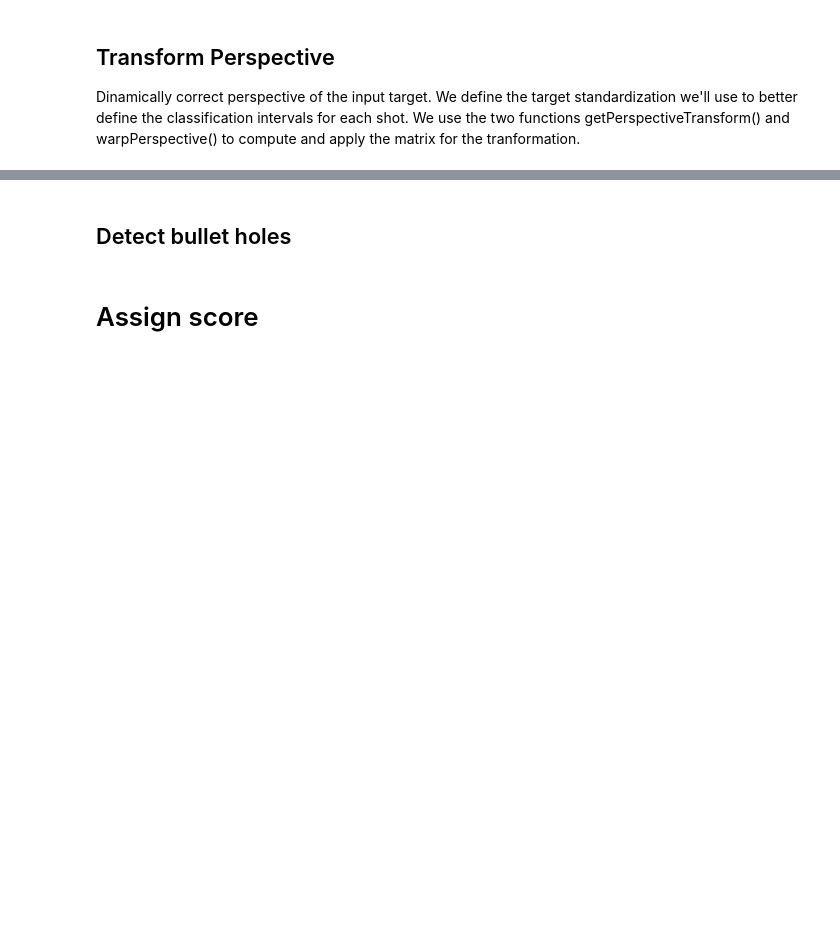
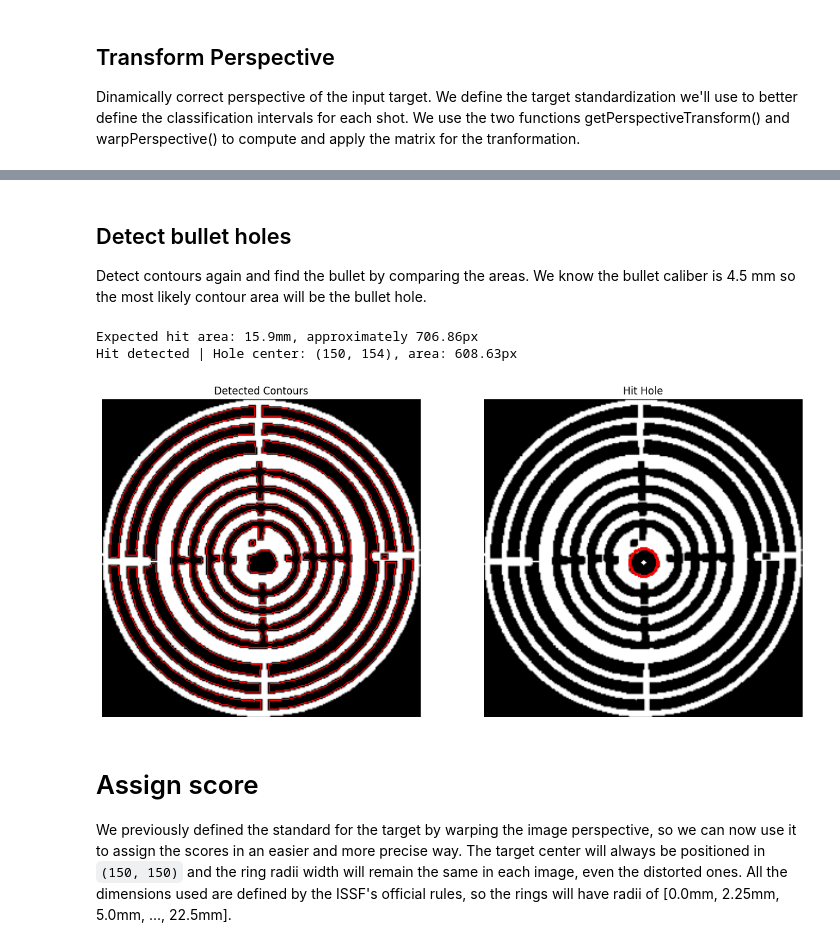
Before and after one commit to Allelallecialle/Aimlytics, a Jupyter notebook: aimlytics_notebook.ipynb, the cells around one changed output, grey strips where cells are left out. Drawn from its saved outputs; the diff is of its cells as text; code cells hidden in the pictures; blank space fills up the shorter version.

```diff
--- a/aimlytics_notebook.ipynb
+++ b/aimlytics_notebook.ipynb
@@ -149,4 +148,69 @@ plt.axis('on')
 # %% [markdown]
 ## Detect bullet holes
+Detect contours again and find the bullet by comparing the areas. We know the bullet caliber is 4.5 mm so the most likely contour area will be the bullet hole.
+# %%
+caliber_mm = 4.5
+bullet_hole_area_mm = np.square((caliber_mm/2)) * np.pi
+# 300 : (22.5mm*2) = x : 1mm -> pixels per mm = 300 / 45
+pixels_per_mm = 300/45
+expected_area_px = bullet_hole_area_mm * (pixels_per_mm ** 2)
+
+print(f"Expected hit area: {np.round(bullet_hole_area_mm,2)}mm, approximately {expected_area_px:.2f}px")
+
+
+# New preprocessing to improve the hit detection
+blurred = cv2.GaussianBlur(corrected_perspective_image, (5, 5), 0)
+_, thresh = cv2.threshold(blurred, 50, 255, cv2.THRESH_BINARY_INV)
+contours, _ = cv2.findContours(thresh, cv2.RETR_TREE, cv2.CHAIN_APPROX_SIMPLE)
+
+
+best_contour = None
+min_diff = float('inf')
+bullet_edgeresult = cv2.cvtColor(corrected_perspective_image, cv2.COLOR_GRAY2BGR)
+
+for contour in contours:
+    (x, y), radius = cv2.minEnclosingCircle(contour)
+    area_px = np.pi * (radius ** 2)
+
+    # Exclude areas too close to the borders
+    x, y, w, h = cv2.boundingRect(contour)
+    if x < 5 or y < 5 or x + w > output_size - 5 or y + h > output_size - 5:
+        continue
+
+    # If the area is in the tolerance interval, check if it's the closest to the expected dimension
+    if 0.2 * expected_area_px < area_px < expected_area_px * 1.3:
+        diff = abs(area_px - expected_area_px)
+        if diff < min_diff:
+            min_diff = diff
+            best_contour = contour
+
+    # Visualize all contours
+    bullet_edgeresult = cv2.drawContours(bullet_edgeresult, [contour], -1, (0, 0, 255), 1)
+
+# Visualize the detected hit
+hit_img = cv2.cvtColor(corrected_perspective_image, cv2.COLOR_GRAY2BGR)
+if best_contour is not None:
+    (x, y), radius = cv2.minEnclosingCircle(best_contour)
+    hit_center = (int(x), int(y))
+    hit_img = cv2.circle(hit_img, hit_center, int(radius), (0, 0, 255), 2)
+    hit_img = cv2.circle(hit_img, hit_center, 2, (255, 255, 255), -1)
+    print(f"Hit detected | Hole center: {hit_center}, area: {np.square(radius)*np.pi:.2f}px")
+else:
+    print("No hits detected")
+
+plt.subplot(121)
+plt.title("Detected Contours")
+plt.imshow(cv2.cvtColor(bullet_edgeresult, cv2.COLOR_BGR2RGB))
+plt.axis('off')
+plt.subplot(122)
+plt.title("Hit Hole")
+plt.imshow(cv2.cvtColor(hit_img, cv2.COLOR_BGR2RGB))
+plt.axis('off')
+plt.show()
+# %% [output]
+Expected hit area: 15.9mm, approximately 706.86px
+Hit detected | Hole center: (150, 154), area: 608.63px
+[figure, added]
 # %% [markdown]
 # Assign score
+We previously defined the standard for the target by warping the image perspective, so we can now use it to assign the scores in an easier and more precise way. The target center will always be positioned in `(150, 150)` and the ring radii width will remain the same in each image, even the distorted ones. All the dimensions used are defined by the ISSF's official rules, so the rings will have radii of [0.0mm, 2.25mm, 5.0mm, ..., 22.5mm].
```
Also changed, not shown: parts of 8 cells of this notebook, 5 other files.
